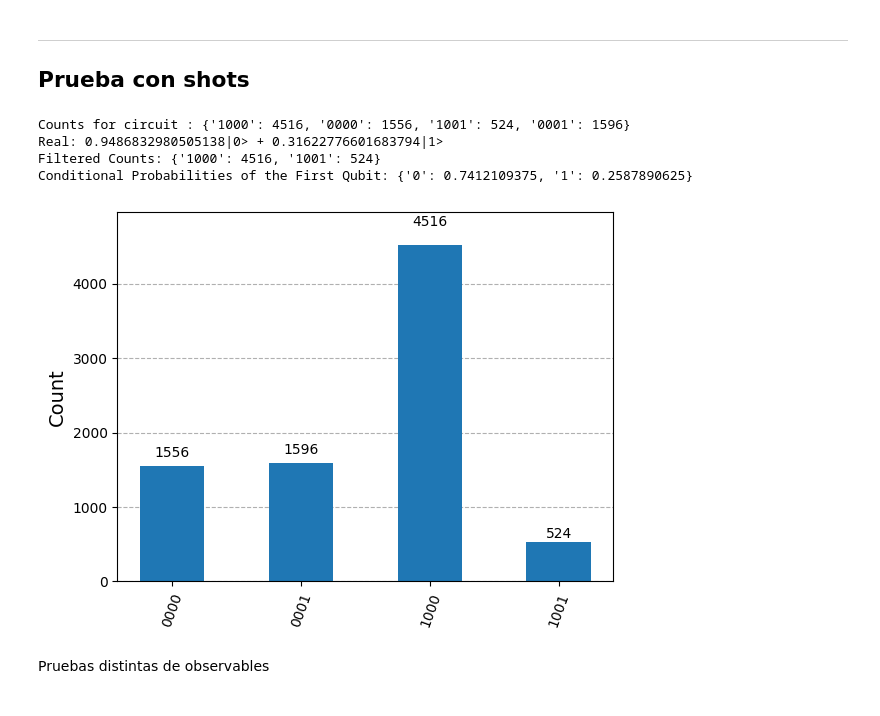
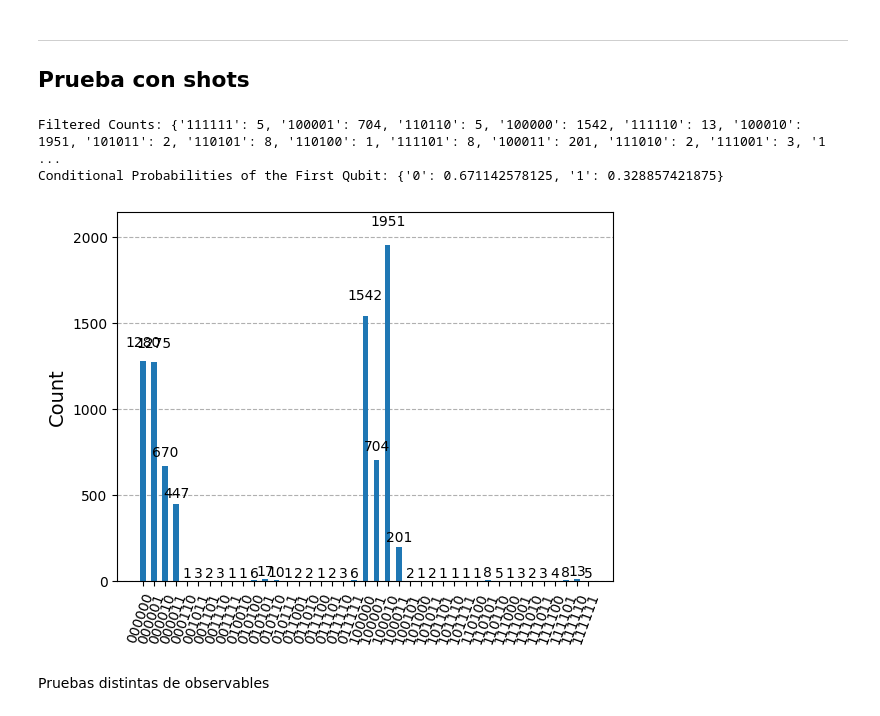
Before and after one commit to Nicofero/CITMAGA, a Jupyter notebook: Pruebas_Qiskit.ipynb, the cells around one changed output. Saved outputs shown, nothing was run; the diff lists cells and outputs as text; code cells hidden in the pictures.

```diff
--- a/Pruebas_Qiskit.ipynb
+++ b/Pruebas_Qiskit.ipynb
@@ -75,7 +75,7 @@ def calculate_norm(qc: QuantumCircuit) -> float:
         return np.real(np.sqrt(norm_2) / self.scaling)
 # %%
 #Function to build the HHL circuit
-def build_circuit(matrix, vector, tolerance: float, flag: bool, meas: bool = False):
+def build_circuit(matrix, vector, tolerance: float = 10e-2, flag: bool = True, meas: bool = False):
     """
     Builds the HHL circuit using the required args
 
@@ -251,7 +251,7 @@ def build_circuit(matrix, vector, tolerance: float, flag: bool, meas: bool = Fal
 
     if meas:
         qc.measure_all()
-    return qc
+    return qc,scaling
 # %%
 # Calc observables
 def calc_observables(qc: QuantumCircuit, observable: Optional[int] = 3):
@@ -363,6 +365,6 @@ hhl.draw('mpl')
 # %%
-vector = np.array([1,0,1,0])
-matrix = tridiag_matrix(1,-1/3,4)
-hhl = build_circuit(matrix,vector,10e-2,False,False)
+vector = np.array([1]*16)
+matrix = tridiag_matrix(2,-1,16)
+hhl,_ = build_circuit(matrix,vector)
 hhl.draw('mpl')
 # %% [output]
@@ -404,40 +411,38 @@ If we have a 2-dimensional vector, the solution with statevectors is exact (we o
 # %%
 from qiskit_aer.primitives import SamplerV2
 
 sim = AerSimulator()
 hhl_meas = build_circuit(matrix,vector,10e-2,True,True)
 hhl_meas = transpile(hhl_meas,sim)
 
 sampler = SamplerV2()
 
-job = sampler.run([hhl_meas],shots=8192)
+shots = 8192
+
+job = sampler.run([hhl_meas],shots=shots)
 job_result = job.result()
 counts=job_result[0].data.meas.get_counts()
-print(f"Counts for circuit : {job_result[0].data.meas.get_counts()}")
-print(f"Real: {3/np.sqrt(10)}|0> + {1/np.sqrt(10)}|1>")
 
 filtered_counts = {k: v for k, v in job_result[0].data.meas.get_counts().items() if k[0] == '1'}
 total_filtered_counts = sum(filtered_counts.values())
 prob_amplitudes = { '0': 0, '1': 0 }
 
 for outcome, count in counts.items():
     first_qubit_state = outcome[-1]  # Get the state of the first qubit
-    prob_amplitudes[first_qubit_state] += count / 8192
+    prob_amplitudes[first_qubit_state] += count / shots
 
 
 obs=create_observable(hhl)
 norm2=calculate_expectation_value_from_counts(filtered_counts,obs)
 
 print("Filtered Counts:", filtered_counts)
 print("Conditional Probabilities of the First Qubit:", prob_amplitudes)
 
 plot_histogram(job_result[0].data.meas.get_counts())
 # %% [output]
-Counts for circuit : {'1000': 4516, '0000': 1556, '1001': 524, '0001': 1596}
-Real: 0.9486832980505138|0> + 0.31622776601683794|1>
-Filtered Counts: {'1000': 4516, '1001': 524}
-Conditional Probabilities of the First Qubit: {'0': 0.7412109375, '1': 0.2587890625}
+Filtered Counts: {'111111': 5, '100001': 704, '110110': 5, '100000': 1542, '111110': 13, '100010': 1951, '101011': 2, '110101': 8, '110100': 1, '111101': 8, '100011': 201, '111010': 2, '111001': 3, '1 ...
+Conditional Probabilities of the First Qubit: {'0': 0.671142578125, '1': 0.328857421875}
-[figure, old version]
+[figure, new version]
 # %% [markdown]
 Pruebas distintas de observables
 # %%
```
Also changed, not shown: parts of 12 cells of this notebook.
